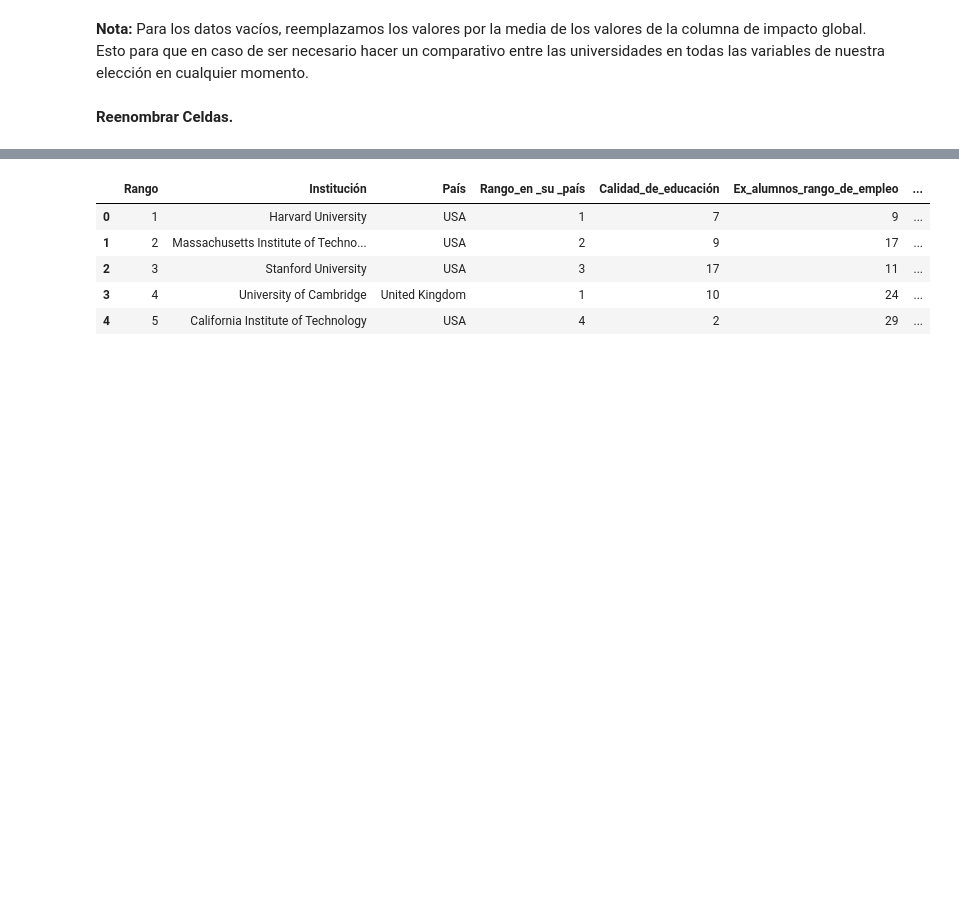
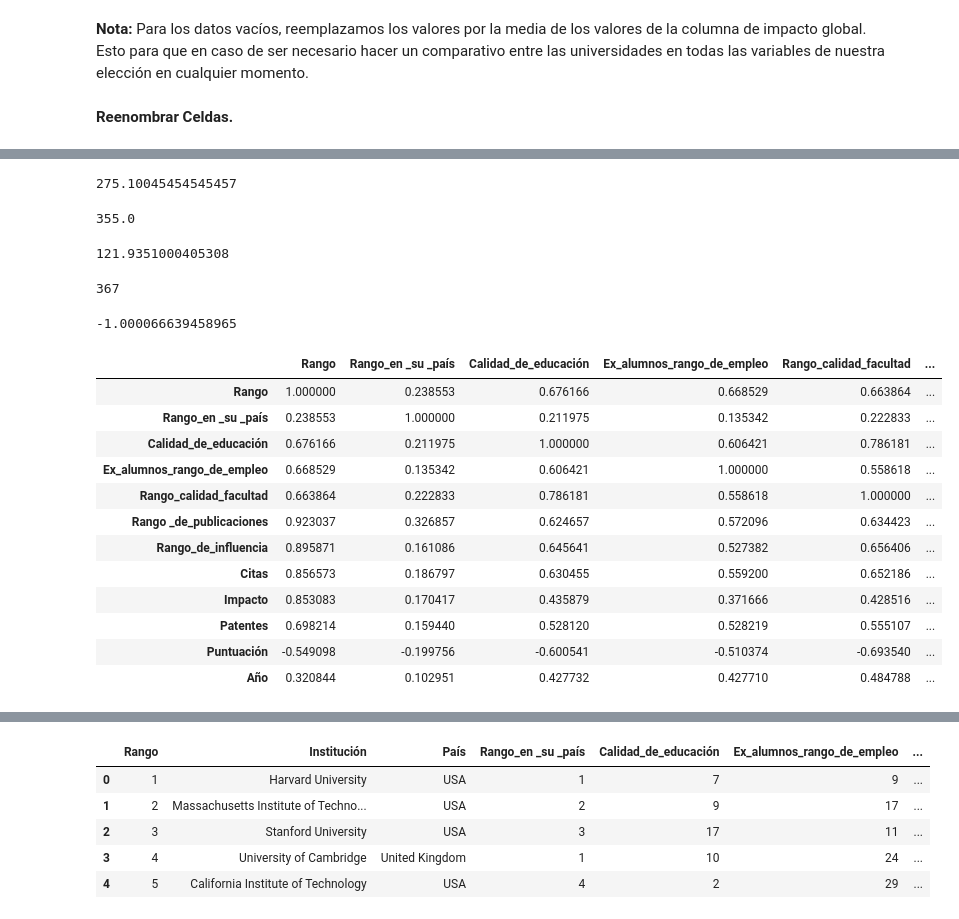
Before and after one commit to EmmanuelGalvan/MineriaDatos, a Jupyter notebook: Archivos/Practica de limpieza/Visualizacion_Equipo9.ipynb, the cells around one changed output, grey strips where cells are left out. Cells and saved outputs as stored; diff of their text form; code cells hidden in the pictures; blank space fills up the shorter version.

```diff
--- a/Archivos/Practica de limpieza/Visualizacion_Equipo9.ipynb
+++ b/Archivos/Practica de limpieza/Visualizacion_Equipo9.ipynb
@@ -561,0 +610,36 @@ df_Uni = df_Uni.rename(columns = {'world_rank':'Rango',
+# %%
+df_Uni['Calidad_de_educación'].mean()
+# %% [output]
+275.10045454545457
+# %%
+df_Uni['Calidad_de_educación'].median()
+# %% [output]
+355.0
+# %%
+df_Uni['Calidad_de_educación'].std()
+# %% [output]
+121.9351000405308
+# %%
+df_Uni['Calidad_de_educación'].max()
+# %% [output]
+367
+# %%
+df_Uni['Calidad_de_educación'].skew()
+# %% [output]
+-1.000066639458965
+# %%
+df_Uni.corr()
+# %% [output]
+|  | Rango | Rango_en _su _país | Calidad_de_educación | Ex_alumnos_rango_de_empleo | Rango_calidad_facultad | ... |
+| Rango | 1.000000 | 0.238553 | 0.676166 | 0.668529 | 0.663864 | ... |
+| Rango_en _su _país | 0.238553 | 1.000000 | 0.211975 | 0.135342 | 0.222833 | ... |
+| Calidad_de_educación | 0.676166 | 0.211975 | 1.000000 | 0.606421 | 0.786181 | ... |
+| Ex_alumnos_rango_de_empleo | 0.668529 | 0.135342 | 0.606421 | 1.000000 | 0.558618 | ... |
+| Rango_calidad_facultad | 0.663864 | 0.222833 | 0.786181 | 0.558618 | 1.000000 | ... |
+| Rango _de_publicaciones | 0.923037 | 0.326857 | 0.624657 | 0.572096 | 0.634423 | ... |
+| Rango_de_influencia | 0.895871 | 0.161086 | 0.645641 | 0.527382 | 0.656406 | ... |
+| Citas | 0.856573 | 0.186797 | 0.630455 | 0.559200 | 0.652186 | ... |
+| Impacto | 0.853083 | 0.170417 | 0.435879 | 0.371666 | 0.428516 | ... |
+| Patentes | 0.698214 | 0.159440 | 0.528120 | 0.528219 | 0.555107 | ... |
+| Puntuación | -0.549098 | -0.199756 | -0.600541 | -0.510374 | -0.693540 | ... |
+| Año | 0.320844 | 0.102951 | 0.427732 | 0.427710 | 0.484788 | ... |
```
Also changed, not shown: parts of 12 cells of this notebook, 2 other files.
